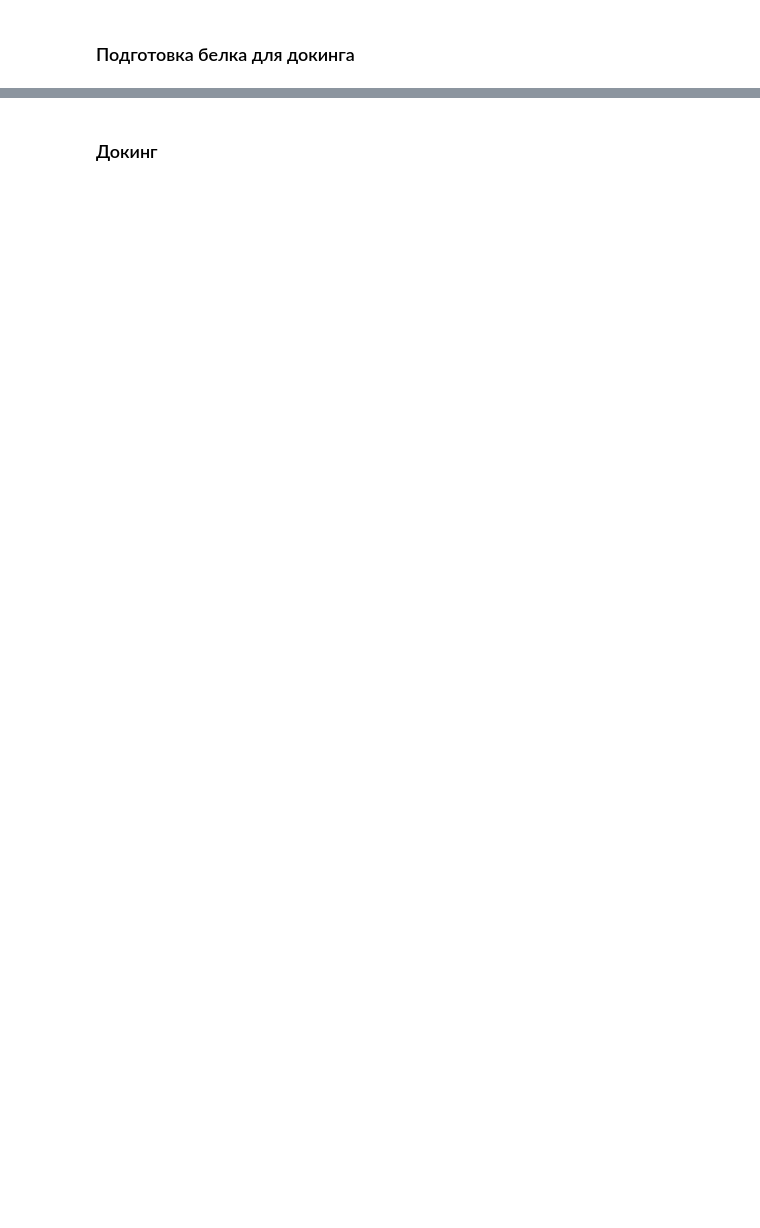
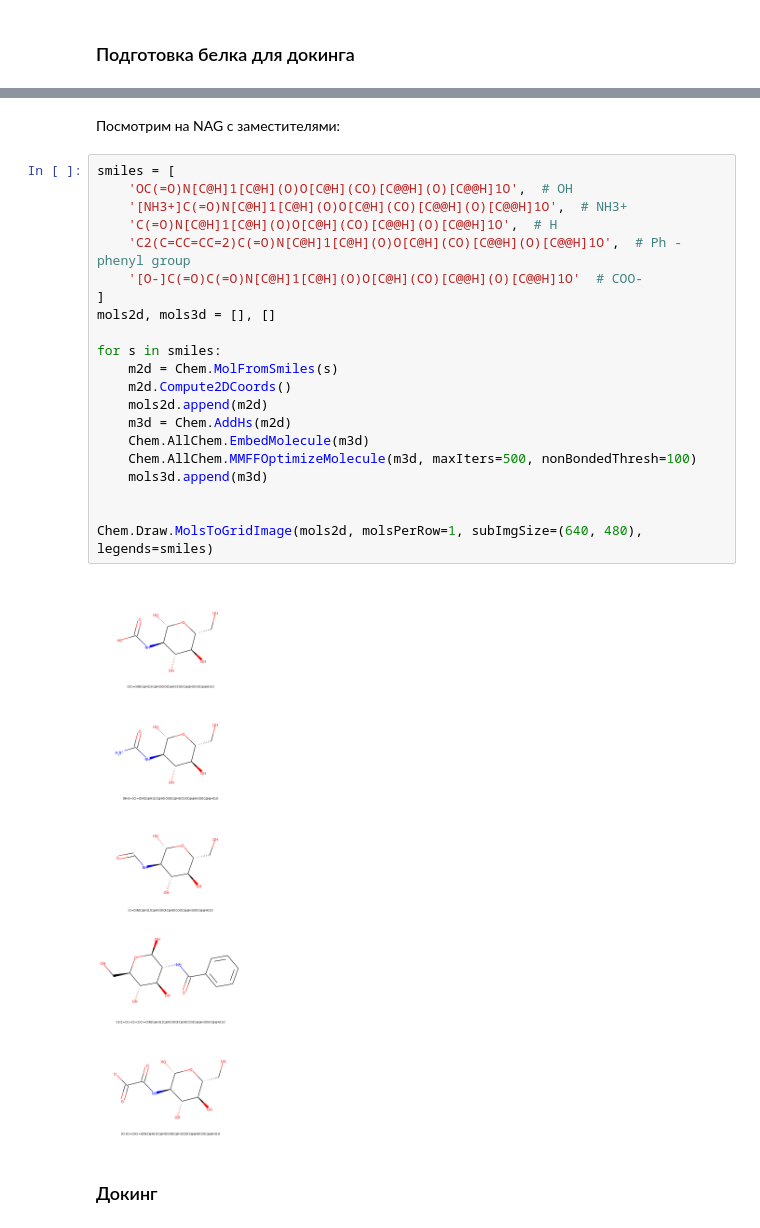
Before and after one commit to Leoberium/SBDD, a Jupyter notebook: task7.ipynb, the cells around one changed output, grey strips where cells are left out. Saved outputs shown, nothing was run; the diff lists cells and outputs as text; blank space fills up the shorter version.

```diff
--- a/task7.ipynb
+++ b/task7.ipynb
@@ -127,2 +127,27 @@ ipd.SVG(m.write('svg', opt={'d': None, 'P': 500}))
+# %% [markdown]
+Посмотрим на NAG с заместителями:
+# %%
+smiles = [
+    'OC(=O)N[C@H]1[C@H](O)O[C@H](CO)[C@@H](O)[C@@H]1O',  # OH
+    '[NH3+]C(=O)N[C@H]1[C@H](O)O[C@H](CO)[C@@H](O)[C@@H]1O',  # NH3+
+    'C(=O)N[C@H]1[C@H](O)O[C@H](CO)[C@@H](O)[C@@H]1O',  # H
+    'C2(C=CC=CC=2)C(=O)N[C@H]1[C@H](O)O[C@H](CO)[C@@H](O)[C@@H]1O',  # Ph - phenyl group
+    '[O-]C(=O)C(=O)N[C@H]1[C@H](O)O[C@H](CO)[C@@H](O)[C@@H]1O'  # COO-
+]
+mols2d, mols3d = [], []
+
+for s in smiles:
+    m2d = Chem.MolFromSmiles(s)
+    m2d.Compute2DCoords()
+    mols2d.append(m2d)
+    m3d = Chem.AddHs(m2d)
+    Chem.AllChem.EmbedMolecule(m3d)
+    Chem.AllChem.MMFFOptimizeMolecule(m3d, maxIters=500, nonBondedThresh=100)
+    mols3d.append(m3d)
+
+
+Chem.Draw.MolsToGridImage(mols2d, molsPerRow=1, subImgSize=(640, 480), legends=smiles)
+# %% [output]
+[figure, added]
 # %% [markdown]
 ### Докинг
```
Also changed, not shown: parts of 49 cells of this notebook.
